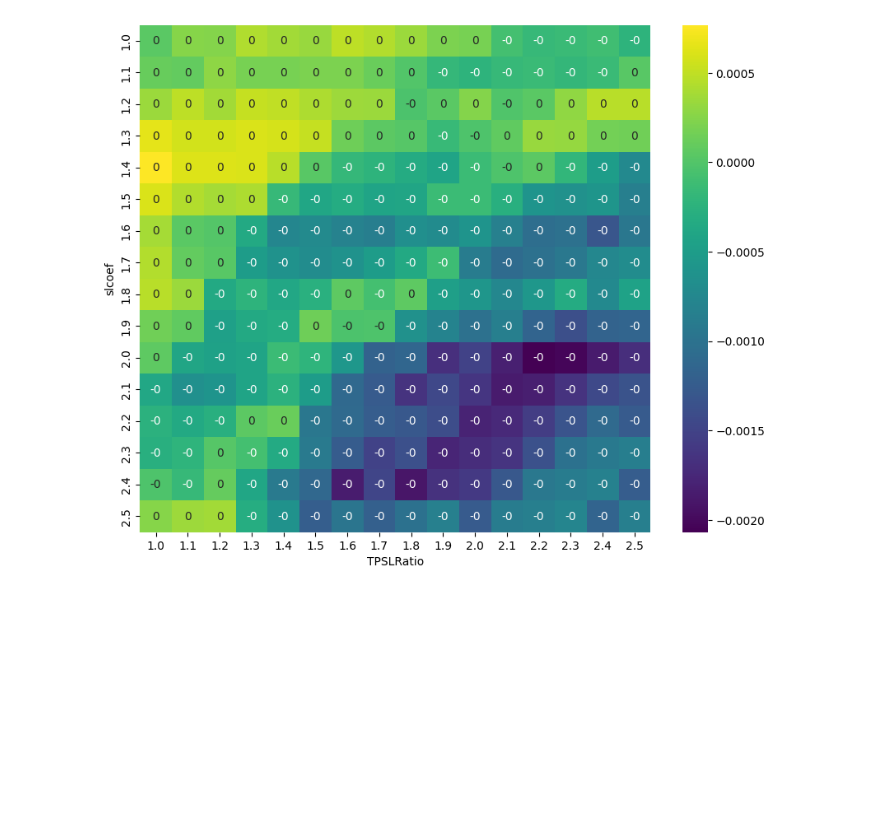
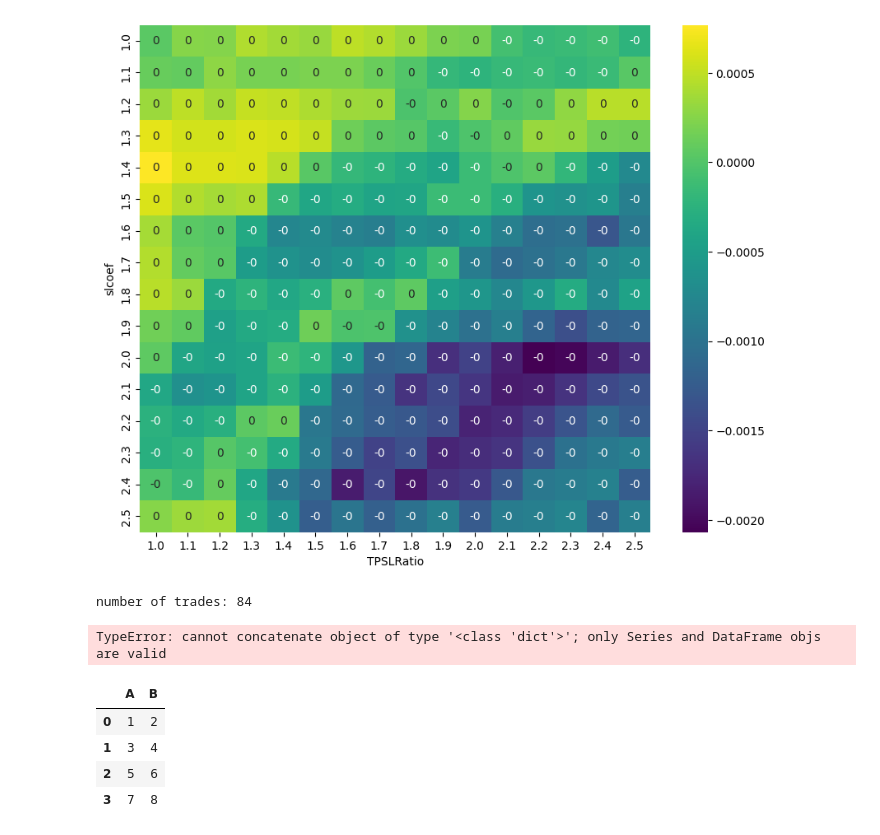
Before and after one commit to andrewchaa/trading-strategies, a Jupyter notebook: ddd-southwest/3_macd_ema.ipynb, the cells around one changed output. Cells and saved outputs as stored; diff of their text form; code cells hidden in the pictures; blank space fills up the shorter version.

Commit message:
Compare indices performance

```diff
--- a/ddd-southwest/3_macd_ema.ipynb
+++ b/ddd-southwest/3_macd_ema.ipynb
@@ -304,3 +304,46 @@ _equity_curve                         Equi...
 _trades                        Size  Entry...
 dtype: object
 [figure]
+# %%
+def total_trade_signal(row):
+    if (row.EMA_trade_signal == 1 & row.MACD_trade_signal == 1):
+        return 1
+    elif (row.EMA_trade_signal == -1 & row.MACD_trade_signal == -1):
+        return -1
+    else:
+        return 0
+
+
+indices = ['^ixic', '^GSPC', '^DJI', '^NYA', '^BUK100P',
+           '^RUT', '^VIX', '^FTSE', '^N225', '^HSI', '^GDAXI', '^FCHI']
+return_stats = pd.DataFrame(
+    columns=['Index', 'Buy & Hold Return [%]', 'Return [%]'])
+
+for index in indices:
+    tradingData = read_data(index, '1y', '1h')
+    set_indicators(tradingData, 200)
+    set_trade_signals(tradingData, total_trade_signal)
+    stats, heatmap = backtest_trading(tradingData, 25000)
+
+    return_stats = pd.concat([
+        return_stats,
+        pd.DataFrame([[index, stats.loc['Buy & Hold Return [%]'], stats.loc['Return [%]']]], columns=[
+                     'Index', 'Buy & Hold Return [%]', 'Return [%]'])
+    ], ignore_index=True)
+
+
+return_stats
+# %% [output]
+number of trades: 84
+TypeError: cannot concatenate object of type '<class 'dict'>'; only Series and DataFrame objs are valid
+# %%
+df = pd.DataFrame([[1, 2], [3, 4]], columns=list('AB'), index=['x', 'y'])
+df2 = pd.DataFrame([[5, 6], [7, 8]], columns=list('AB'), index=['x', 'y'])
+
+pd.concat([df, df2], ignore_index=True)
+# %% [output]
+|  | A | B |
+| 0 | 1 | 2 |
+| 1 | 3 | 4 |
+| 2 | 5 | 6 |
+| 3 | 7 | 8 |
```
